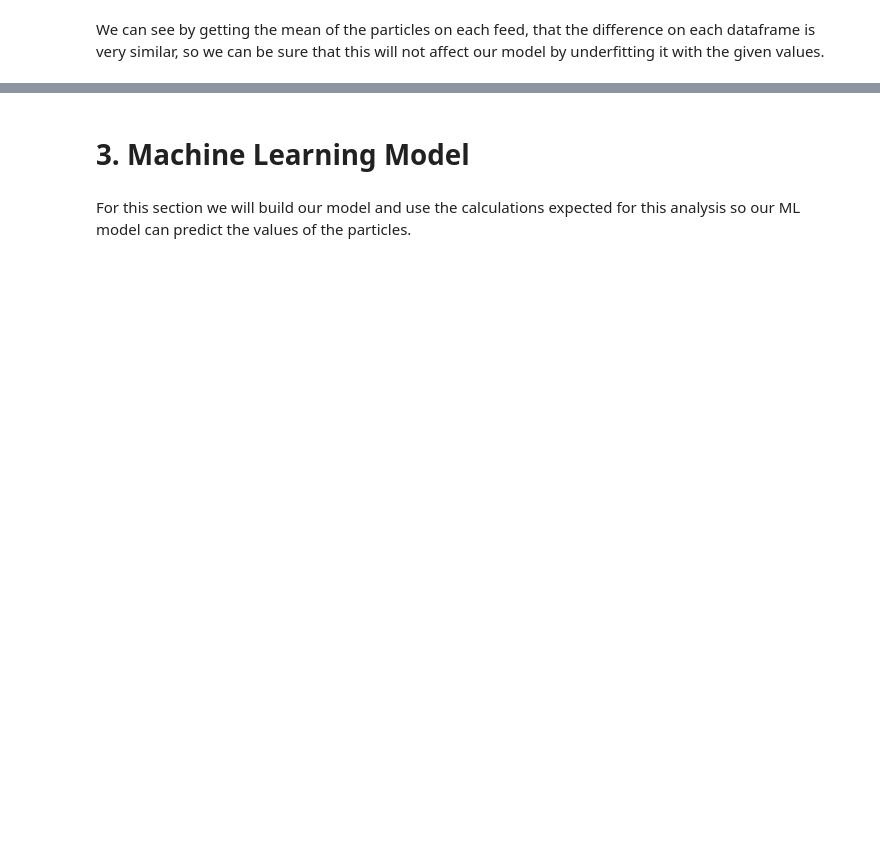
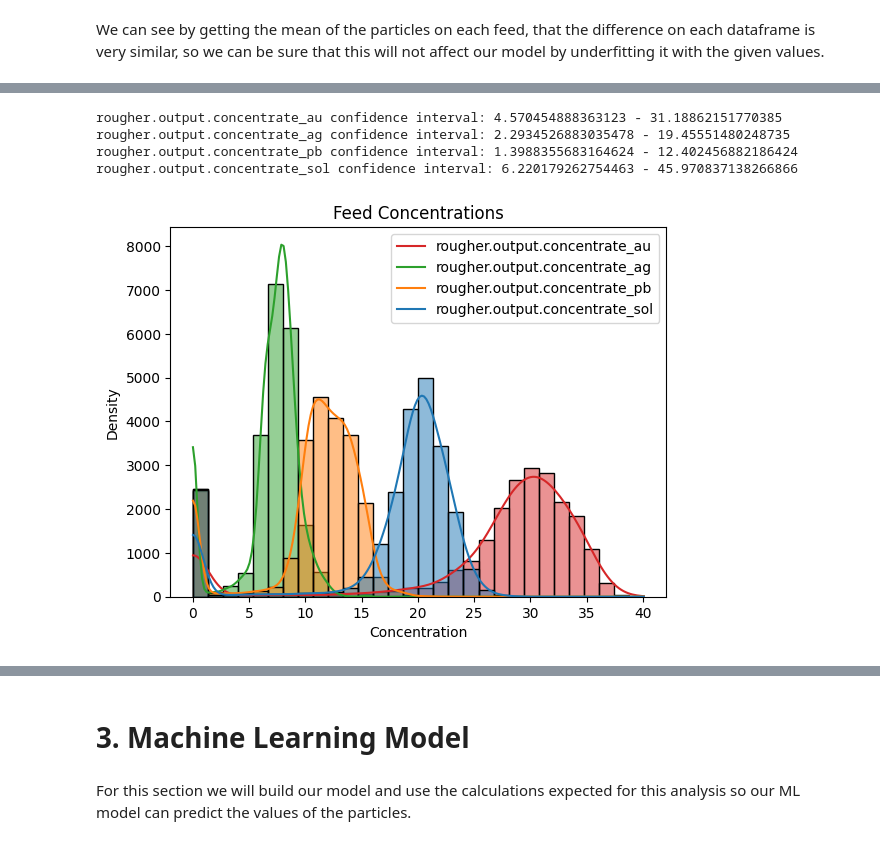
Before and after one commit to Salasian/DataScience-TripleTen, a Jupyter notebook: Sprint_12_Proyect_2/Project_2.ipynb, the cells around one changed output, grey strips where cells are left out. Cells and saved outputs as stored; diff of their text form; code cells hidden in the pictures; blank space fills up the shorter version.

```diff
--- a/Sprint_12_Proyect_2/Project_2.ipynb
+++ b/Sprint_12_Proyect_2/Project_2.ipynb
@@ -400,0 +468,8 @@ We can see by getting the mean of the particles on each feed, that the differenc
+# %%
+fullSubstancesConcentration(total_substances_concentrate)
+# %% [output]
+rougher.output.concentrate_au confidence interval: 4.570454888363123 - 31.18862151770385
+rougher.output.concentrate_ag confidence interval: 2.2934526883035478 - 19.45551480248735
+rougher.output.concentrate_pb confidence interval: 1.3988355683164624 - 12.402456882186424
+rougher.output.concentrate_sol confidence interval: 6.220179262754463 - 45.970837138266866
+[figure, added]
```
Also changed, not shown: parts of 18 cells of this notebook.
